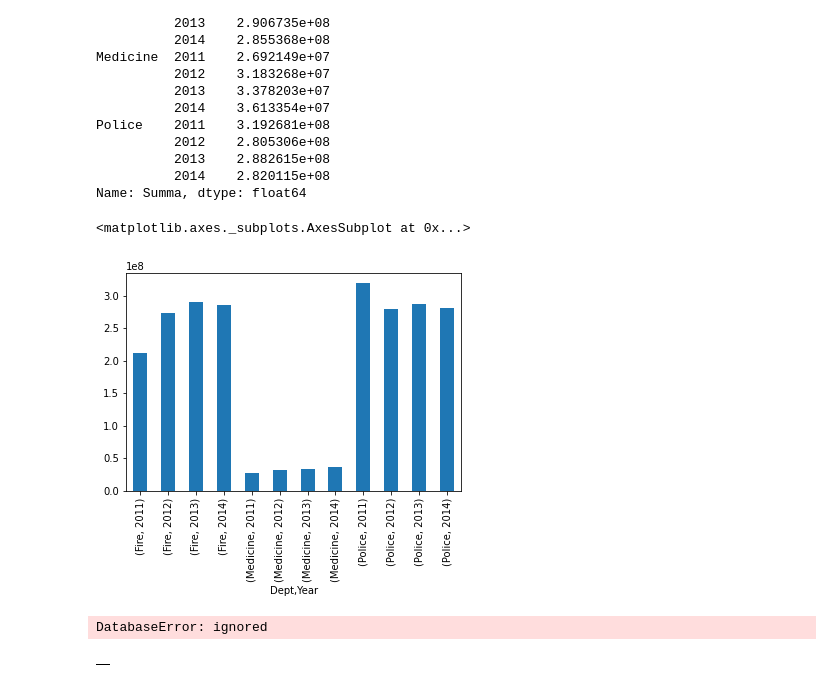
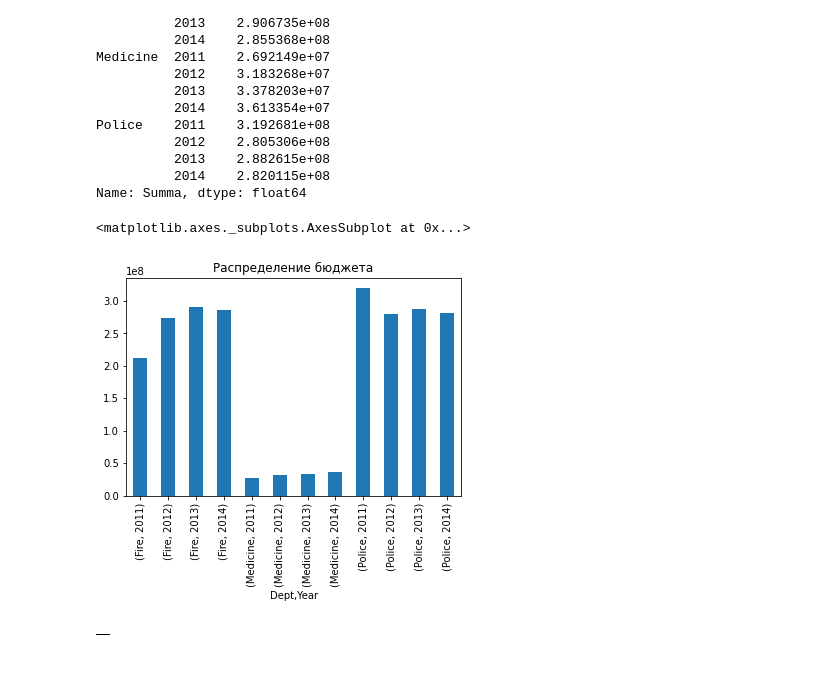
Before and after one commit to EvgenyBelov78/DA1, a Jupyter notebook: Salaries_in_SF.ipynb, the cells around one changed output. Drawn from its saved outputs; the diff is of its cells as text; code cells hidden in the pictures.

```diff
--- a/Salaries_in_SF.ipynb
+++ b/Salaries_in_SF.ipynb
@@ -714,7 +708,7 @@ Police    2011    3.192681e+08
           2014    2.820115e+08
 Name: Summa, dtype: float64
 # %%
-dfbudget.plot(kind='bar',stacked= True )
+dfbudget.plot(kind='bar',stacked= True, title='Распределение бюджета' )
 # %% [output]
 <matplotlib.axes._subplots.AxesSubplot at 0x...>
-[figure, old version]
+[figure, new version]
@@ -740,7 +715,3 @@ cursor.execute(sql)
-# %%
-df.to_sql('sfsalaries', conn, if_exists= 'replace')
-# %% [output]
-DatabaseError: ignored
 # %%
 year=2015
 dffull=pd.DataFrame()
```
Also changed, not shown: parts of 17 cells of this notebook.
